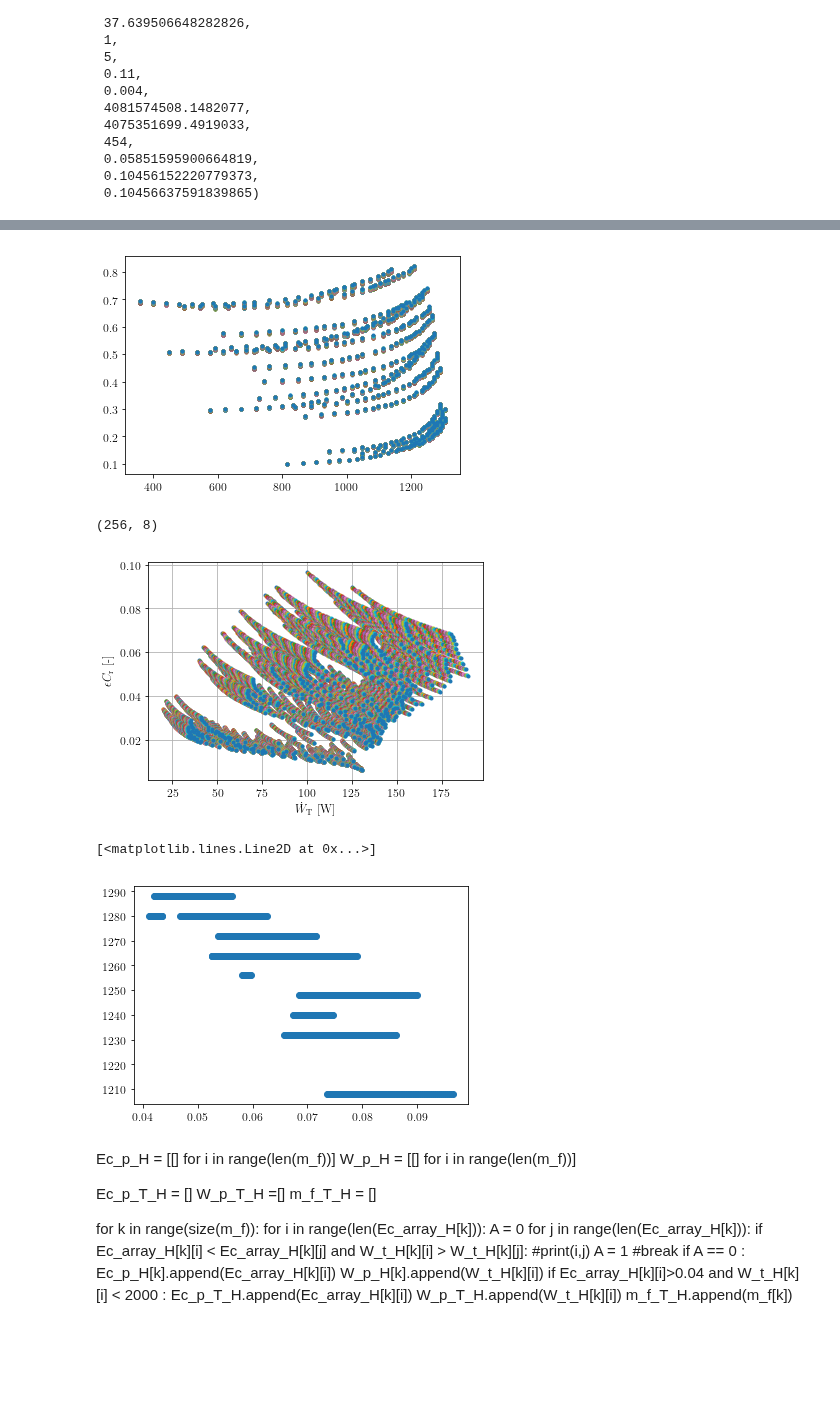
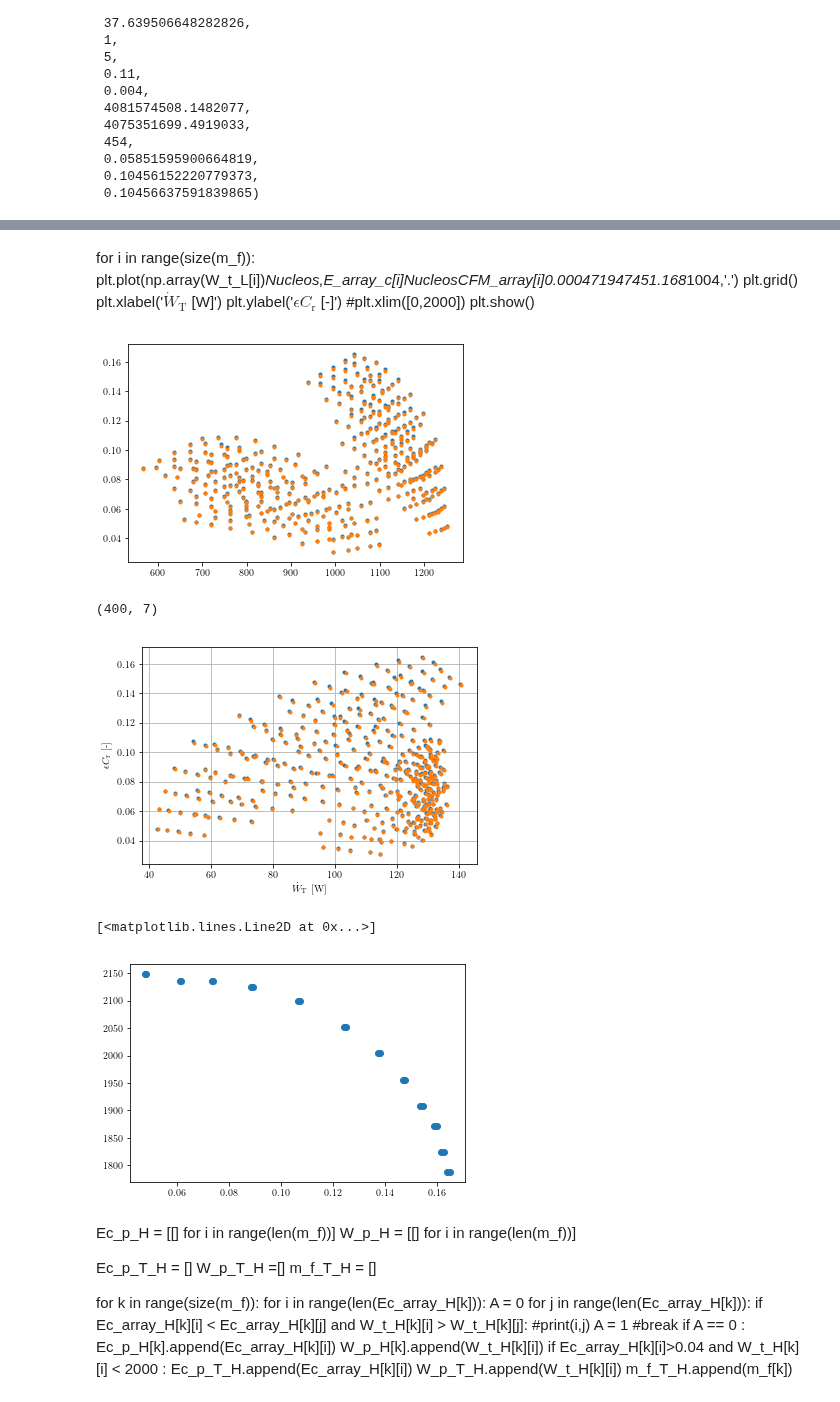
Before and after one commit to gfidelisp/Jupyter, a Jupyter notebook: Codemig/AMR_Model/Main.ipynb, the cells around one changed output, grey strips where cells are left out. Cells and saved outputs as stored; diff of their text form; code cells hidden in the pictures; blank space fills up the shorter version.

```diff
--- a/Codemig/AMR_Model/Main.ipynb
+++ b/Codemig/AMR_Model/Main.ipynb
@@ -480,17 +484,17 @@ sigmaf = 0.00010 #0.00015
 sigmah = 0.00030 #0.0016
 pd = 0.0018
 
-Di = 0.0127
-De = 0.0137
+Di = 0.0117
+De = 0.0127
 
-Nucleos = 8
+Nucleos = 7
 
 #De = np.array(0.0127,0.01588,(0.01588-0.0127)/2)
 #Di = De - 0.0015
 
 #N_circuitos = 10
 
-m_f = np.arange(4*1200/3600/Nucleos,4*1601/3600/Nucleos,4*5/3600/Nucleos) #3040/3600/Nucleos #
+m_f = np.arange(4*640/3600/Nucleos,4*650/3600/Nucleos,4*5/3600/Nucleos) #3040/3600/Nucleos #
 
 #Xt = np.arange(31.75*10**-3,1.01*38.1*10**-3,(38.1*10**-3-31.75*10**-3)/2)
 
@@ -500,16 +504,16 @@ Xt = (31.75*10**-3)
 
 Xl = 27.5*10**-3
 
-pf = np.array([2.1,3.175,5.08,6.3])*10**-3 #np.array([2.1,2.54,3.175,4.2333,5.08,6.3])*10**-3 #np.arange(2.1*10**-3,1.01*6.3*10**-3,(6.3*10**-3-2.1*10**-3)/5) #min = 2.98 mm
+pf = np.array([6,8,10,12,15])*10**-3#np.array([2.1,3.175,5.08,6.3])*10**-3 #np.array([2.1,2.54,3.175,4.2333,5.08,6.3])*10**-3 #np.arange(2.1*10**-3,1.01*6.3*10**-3,(6.3*10**-3-2.1*10**-3)/5) #min = 2.98 mm
 
-N_r = np.arange(1,4.1,1)
+N_r = np.arange(3,10.1,1)
 
 #N_r = 3
 
-N_l =[1,2,3]
+N_l =[1,2]
 
 #N_l = 30
-L1  = np.arange(0.5,1,0.05) #np.arange(0.4,0.73,0.05)
+L1  = np.arange(0.7,0.9,0.05) #np.arange(0.4,0.73,0.05)
 
 #L1 = 0.8
 #xf = np.arange(6.87*10**-3,1.01*8.25*10**-3,(8.25*10**-3-6.87*10**-3))
@@ -695,8 +698,0 @@ len(E_array_c[i]*Nucleos*CFM_array[i]*0.00047194745*1.168*1004)
-# %%
-for i in range(size(m_f)):
-    plt.plot(np.array(W_t_L[i])*Nucleos,E_array_c[i]*Nucleos*CFM_array[i]*0.00047194745*1.168*1004,'.')
-plt.grid()
-plt.xlabel('$\dot{W}_\mathrm{T}$ [W]')
-plt.ylabel('$\epsilon C_\mathrm{r}$ [-]')
-#plt.xlim([0,2000])
-plt.show()
@@ -706,12 +699,20 @@ ValueError: x and y must have same first dimension, but have shapes (256,) and (
+# %% [markdown]
+for i in range(size(m_f)):
+    plt.plot(np.array(W_t_L[i])*Nucleos,E_array_c[i]*Nucleos*CFM_array[i]*0.00047194745*1.168*1004,'.')
+plt.grid()
+plt.xlabel('$\dot{W}_\mathrm{T}$ [W]')
+plt.ylabel('$\epsilon C_\mathrm{r}$ [-]')
+#plt.xlim([0,2000])
+plt.show()
 # %%
 for i in range(size(m_f)):
-    plt.plot(CFM_array[i]*Nucleos,E_array_c[i],'.')
+    plt.plot(CFM_array[i]*Nucleos,Ec_array_L[i],'.')
 # %% [output]
-[figure, old version]
+[figure, new version]
 # %%
 len(W_t_L[i]),Nucleos
 # %% [output]
-(256, 8)
+(400, 7)
 # %%
 W_t_L = W_array_L+W_p_h_array/0.9
 #W_t_H = 2*W_array_H+W_p_h_array/0.9+W_p_c_array/0.9
@@ -729,7 +730,7 @@ plt.ylabel('$\epsilon C_\mathrm{r}$ [-]')
 #plt.xlim([0,2000])
 plt.show()
 # %% [output]
-[figure, old version]
+[figure, new version]
 # %%
 W_t_L = W_array_L+W_p_h_array/0.9
 
@@ -783,7 +784,7 @@ for k in range(size(m_f)):
 plt.plot(Ec_p_T,np.array(CFM_p)*24/np.array(Nl_p),'o')
 # %% [output]
 [<matplotlib.lines.Line2D at 0x...>]
-[figure, old version]
+[figure, new version]
 # %%
 import xlsxwriter
 
```
Also changed, not shown: parts of 16 cells of this notebook, 10 other files.
